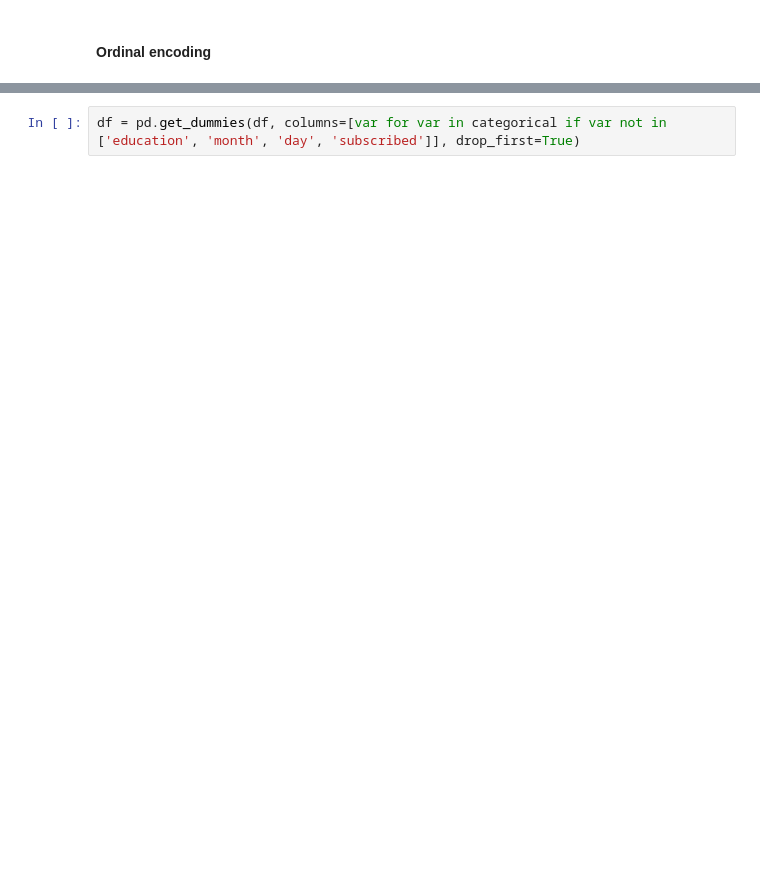
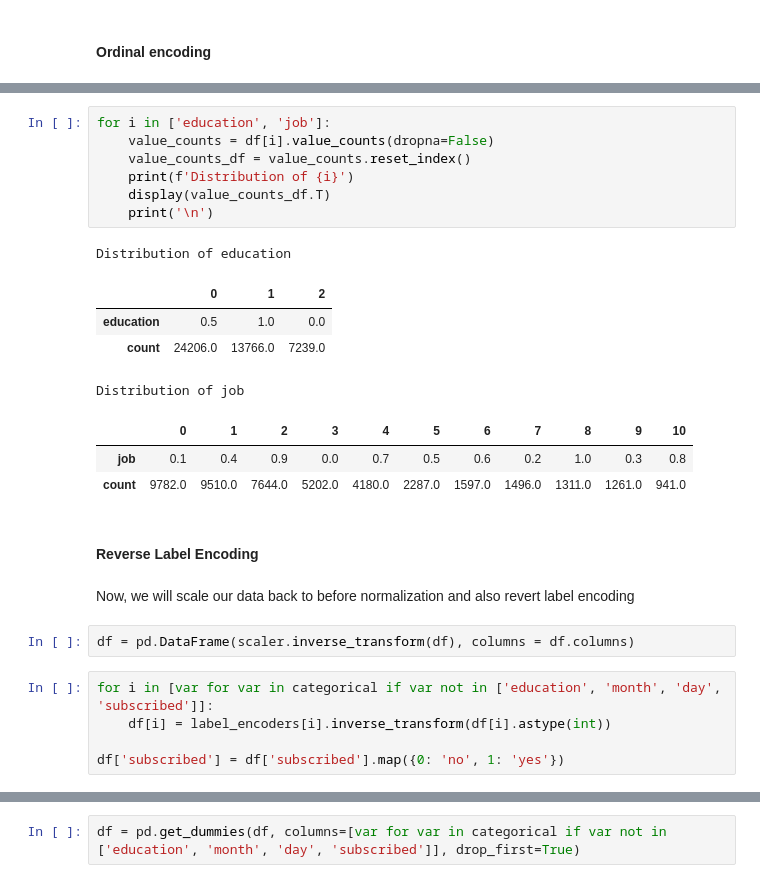
Before and after one commit to autoastt/BC2406, a Jupyter notebook: 1-DataPreprocess.ipynb, the cells around one changed output, grey strips where cells are left out. Drawn from its saved outputs; the diff is of its cells as text; blank space fills up the shorter version.

```diff
--- a/1-DataPreprocess.ipynb
+++ b/1-DataPreprocess.ipynb
@@ -286,0 +441,27 @@ df = df.drop(columns=['education', 'month', 'day'])
+# %%
+for i in ['education', 'job']:
+    value_counts = df[i].value_counts(dropna=False)
+    value_counts_df = value_counts.reset_index()
+    print(f'Distribution of {i}')
+    display(value_counts_df.T)
+    print('\n')
+# %% [output]
+Distribution of education
+|  | 0 | 1 | 2 |
+| education | 0.5 | 1.0 | 0.0 |
+| count | 24206.0 | 13766.0 | 7239.0 |
+Distribution of job
+|  | 0 | 1 | 2 | 3 | 4 | 5 | 6 | 7 | 8 | 9 | 10 |
+| job | 0.1 | 0.4 | 0.9 | 0.0 | 0.7 | 0.5 | 0.6 | 0.2 | 1.0 | 0.3 | 0.8 |
+| count | 9782.0 | 9510.0 | 7644.0 | 5202.0 | 4180.0 | 2287.0 | 1597.0 | 1496.0 | 1311.0 | 1261.0 | 941.0 |
+# %% [markdown]
+#### Reverse Label Encoding
+# %% [markdown]
+Now, we will scale our data back to before normalization and also revert label encoding
+# %%
+df = pd.DataFrame(scaler.inverse_transform(df), columns = df.columns)
+# %%
+for i in [var for var in categorical if var not in ['education', 'month', 'day', 'subscribed']]:
+    df[i] = label_encoders[i].inverse_transform(df[i].astype(int))
+
+df['subscribed'] = df['subscribed'].map({0: 'no', 1: 'yes'})
```
Also changed, not shown: parts of 35 cells of this notebook, 20 other files.
